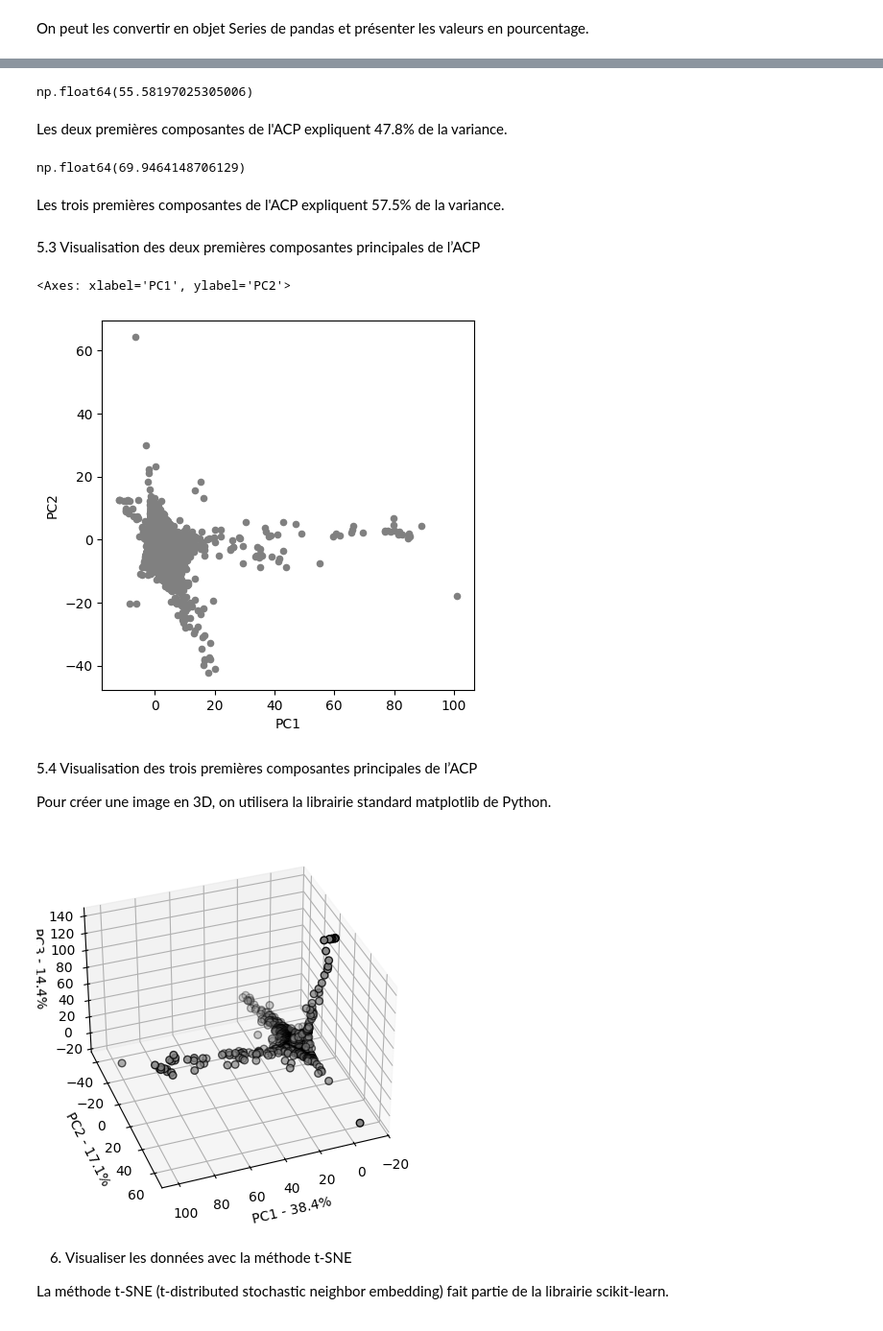
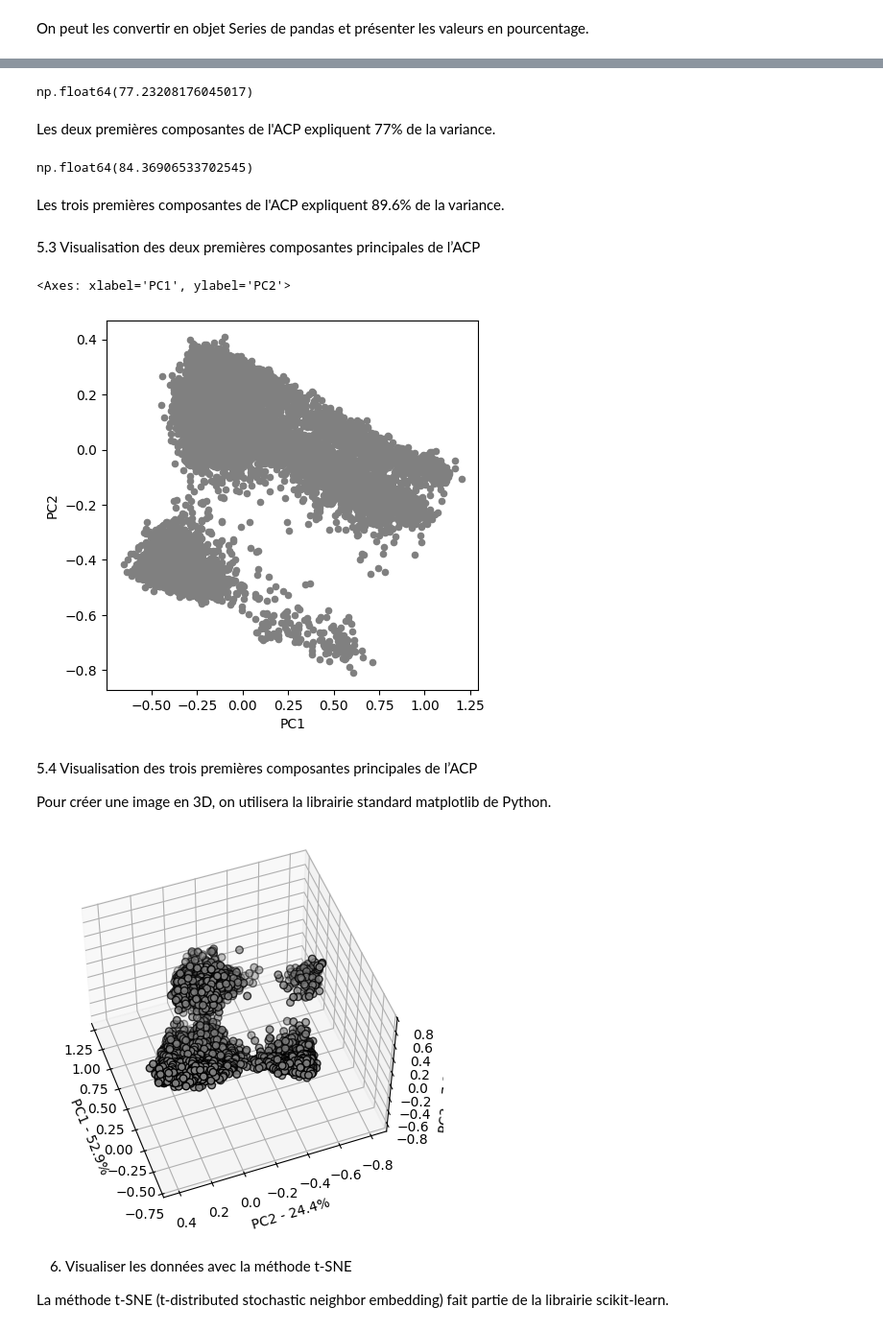
Before and after one commit to mohamedbouhamed/S8-Hemato, a Jupyter notebook: G.ipynb, the cells around one changed output, grey strips where cells are left out. Shown at 96% size. Saved outputs shown, nothing was run; the diff lists cells and outputs as text; code cells hidden in the pictures.

```diff
--- a/G.ipynb
+++ b/G.ipynb
@@ -9,8 +9,9 @@ import seaborn as sns
 # %% [markdown]
 Chargement du fichier csv
 # %%
-df = pd.read_csv("data/G44 MDSC.csv", delimiter=";") #les colonnes sont délimités par des ;
+df = pd.read_csv("data/G79 MDSC.csv", delimiter=";") #les colonnes sont délimités par des ;
 df = df.iloc[:, 4:-1]
+df = df.sample(n=20000, random_state=42)
 # %% [markdown]
 Aperçu des données
 # %%
@@ -54,6 +55,7 @@ dtype: int64
 Le code suivant permet d'afficher les valeurs d'expression pour chaque marqueur, rangées par les moyennes.
 # %%
 df = df.replace(',', '.', regex=True).apply(pd.to_numeric, errors='coerce') #pandas ne comprend pas les virgules
+df = df.applymap(lambda x: np.arcsinh(x ))
 sort_by_mean = df.mean().sort_values(ascending=True)
 df[sort_by_mean.index].plot(kind='box', figsize=(10, 2), rot=90, ylabel='Expression')
 # %% [output]
@@ -64,9 +104,9 @@ df[sort_by_mean.index].plot(kind='box', figsize=(10, 2), rot=90, ylabel='Express
 
 La normalisation (standardisation) centrée-réduite consiste à soustraire la moyenne et à diviser par l'écart-type les valeurs d'expression. On peut la réaliser avec l’objet StandardScaler de la librairie scikit-learn.
 # %%
-from sklearn.preprocessing import StandardScaler
+from sklearn.preprocessing import StandardScaler,MinMaxScaler
 
-scaler = StandardScaler()  # Instanciation de l'objet scaler
+scaler = MinMaxScaler()  # Instanciation de l'objet scaler
 df_scaled = scaler.fit_transform(df)  # Normalisation centrée-réduite
 df_scaled = pd.DataFrame(df_scaled, index=df.index, columns=df.columns)  # Conversion en DataFrame pandas
 # %% [markdown]
@@ -161,22 +281,22 @@ explained_variance.plot(kind='bar', figsize=(15, 4), rot=90, ylabel='Explained v
 # %%
 explained_variance['PC1'] + explained_variance['PC2']
 # %% [output]
-np.float64(55.58197025305006)
+np.float64(77.23208176045017)
 # %% [markdown]
-Les deux premières composantes de l'ACP expliquent 47.8% de la variance.
+Les deux premières composantes de l'ACP expliquent 77% de la variance.
 # %%
 explained_variance['PC1'] + explained_variance['PC2'] + explained_variance['PC3']
 # %% [output]
-np.float64(69.9464148706129)
+np.float64(84.36906533702545)
 # %% [markdown]
-Les trois premières composantes de l'ACP expliquent 57.5% de la variance.
+Les trois premières composantes de l'ACP expliquent 89.6% de la variance.
 # %% [markdown]
 5.3 Visualisation des deux premières composantes principales de l’ACP
 # %%
 df_pca.plot(x='PC1', y='PC2', kind='scatter', figsize=(5, 5), color='gray')
 # %% [output]
 <Axes: xlabel='PC1', ylabel='PC2'>
-[figure, old version]
+[figure, new version]
 # %% [markdown]
 5.4 Visualisation des trois premières composantes principales de l’ACP
 
@@ -188,13 +308,13 @@ from mpl_toolkits.mplot3d import Axes3D
 # %%
 fig = plt.figure(figsize=(5, 5))
 ax = fig.add_subplot(projection='3d')
 ax.scatter(df_pca['PC1'], df_pca['PC2'], df_pca['PC3'], marker='o', s=30, edgecolor='k', color='gray')
 ax.set_xlabel('PC1 - ' + '{:.1f}%'.format(explained_variance['PC1']))
 ax.set_ylabel('PC2 - ' + '{:.1f}%'.format(explained_variance['PC2']))
 ax.set_zlabel('PC3 - ' + '{:.1f}%'.format(explained_variance['PC3']))
-ax.view_init(elev=35, azim=70)
+ax.view_init(elev=50, azim=160)
 # %% [output]
-[figure, old version]
+[figure, new version]
 # %% [markdown]
 6. Visualiser les données avec la méthode t-SNE
 
```
Also changed, not shown: parts of 25 cells of this notebook.
